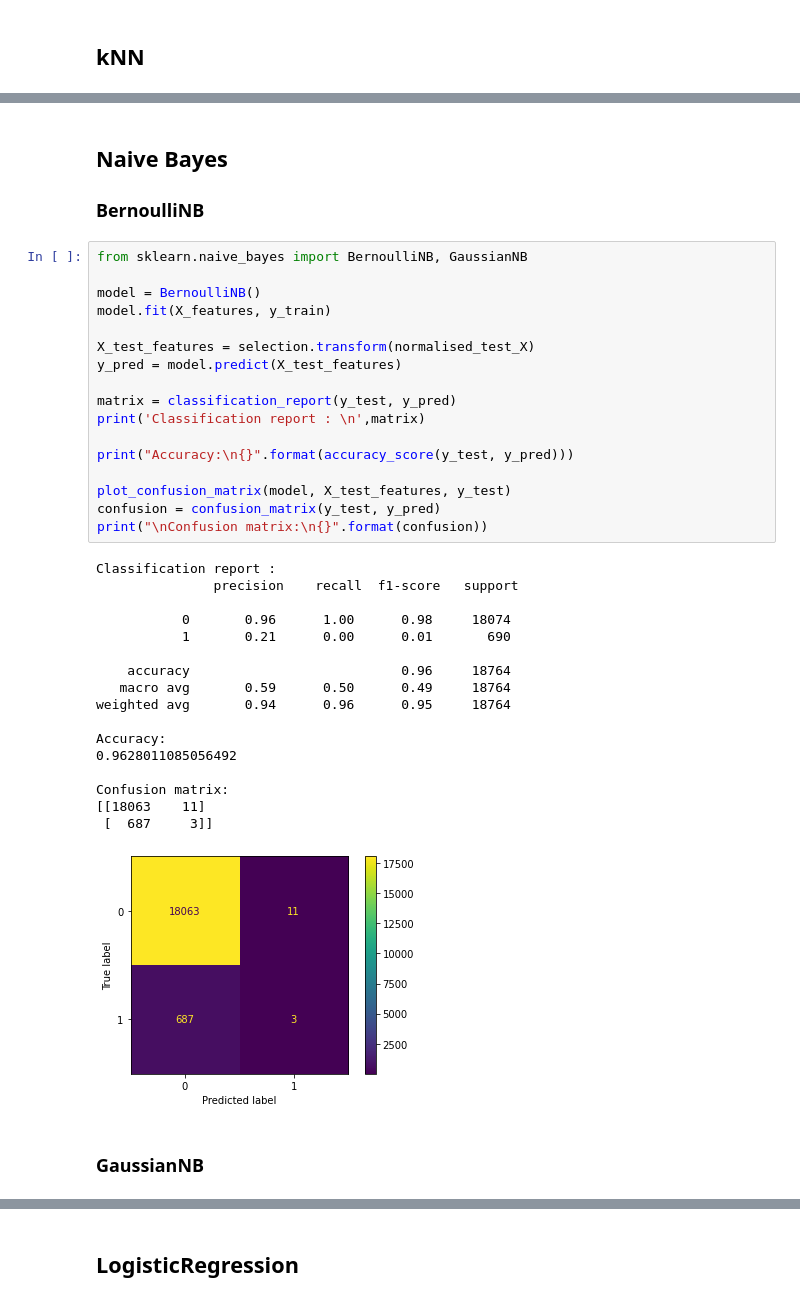
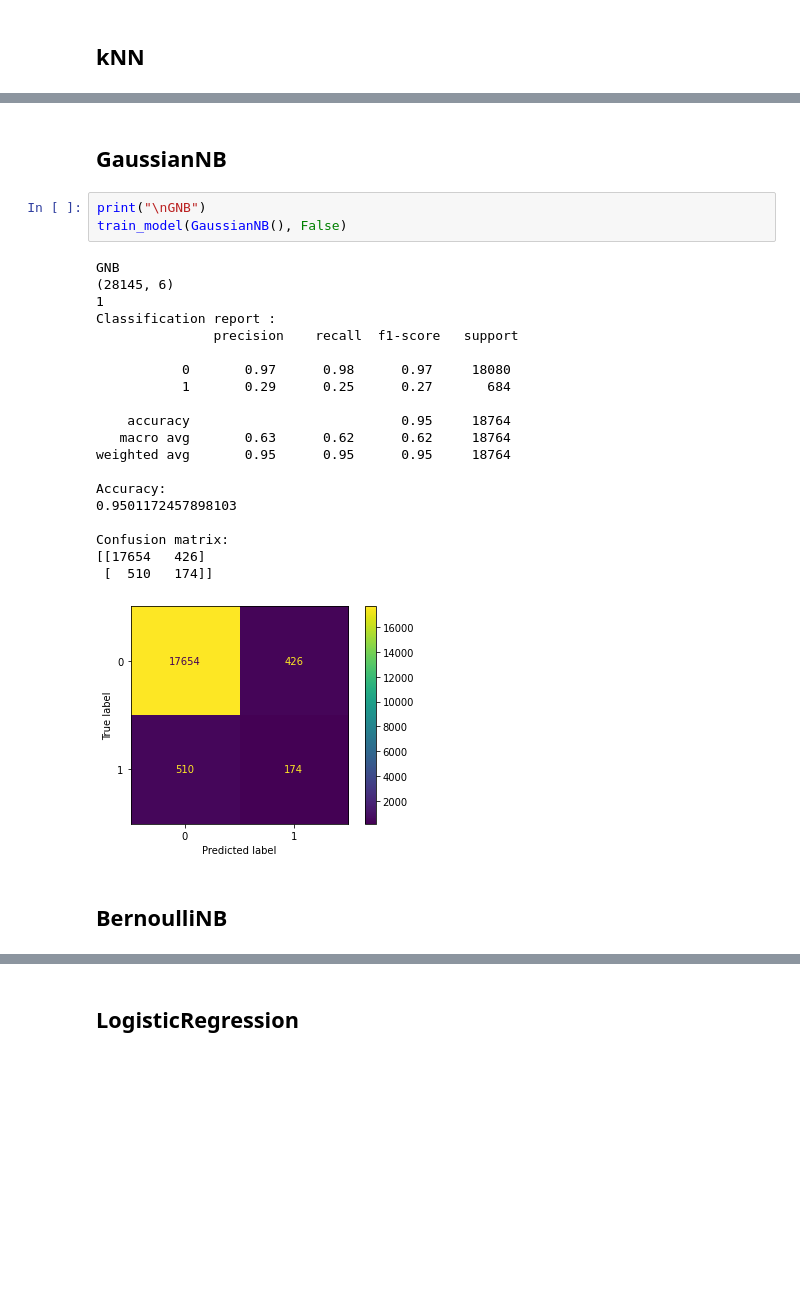
Before and after one commit to yeohbraddy/Learning-to-Sparsify-the-Capacitated-Vehicle-Routing-Problem-Instances, a Jupyter notebook: COMP30910/Solver/Model/Model.ipynb, the cells around one changed output, grey strips where cells are left out. Saved outputs shown, nothing was run; the diff lists cells and outputs as text; blank space fills up the shorter version.

```diff
--- a/COMP30910/Solver/Model/Model.ipynb
+++ b/COMP30910/Solver/Model/Model.ipynb
@@ -150,41 +181,28 @@ Confusion matrix:
+# %% [markdown]
+## GaussianNB
+# %%
+print("\nGNB")
+train_model(GaussianNB(), False)
+# %% [output]
+GNB
+(28145, 6)
+1
+Classification report :
+               precision    recall  f1-score   support
+
+           0       0.97      0.98      0.97     18080
+           1       0.29      0.25      0.27       684
+
+    accuracy                           0.95     18764
+   macro avg       0.63      0.62      0.62     18764
+weighted avg       0.95      0.95      0.95     18764
+
+Accuracy:
+0.9501172457898103
+
+Confusion matrix:
+[[17654   426]
+ [  510   174]]
+[figure, added]
 # %% [markdown]
-## Naive Bayes
-
-### BernoulliNB
+## BernoulliNB
-# %%
-from sklearn.naive_bayes import BernoulliNB, GaussianNB
-
-model = BernoulliNB()
-model.fit(X_features, y_train)
-
-X_test_features = selection.transform(normalised_test_X)
-y_pred = model.predict(X_test_features)
-
-matrix = classification_report(y_test, y_pred)
-print('Classification report : \n',matrix)
-
-print("Accuracy:\n{}".format(accuracy_score(y_test, y_pred)))
-
-plot_confusion_matrix(model, X_test_features, y_test)
-confusion = confusion_matrix(y_test, y_pred)
-print("\nConfusion matrix:\n{}".format(confusion))
-# %% [output]
-Classification report :
-               precision    recall  f1-score   support
-
-           0       0.96      1.00      0.98     18074
-           1       0.21      0.00      0.01       690
-
-    accuracy                           0.96     18764
-   macro avg       0.59      0.50      0.49     18764
-weighted avg       0.94      0.96      0.95     18764
-
-Accuracy:
-0.9628011085056492
-
-Confusion matrix:
-[[18063    11]
- [  687     3]]
-[figure, removed]
-# %% [markdown]
-### GaussianNB
```
Also changed, not shown: parts of 31 cells of this notebook.
